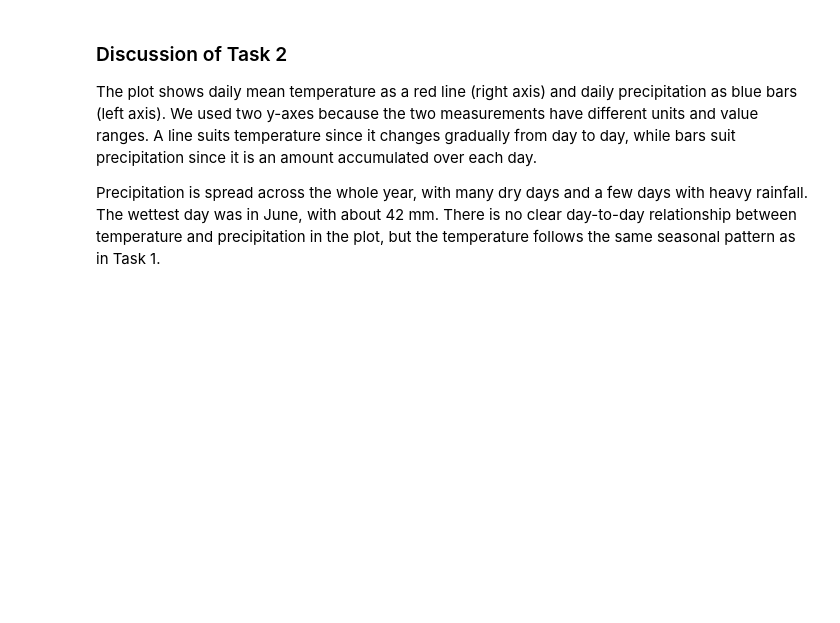
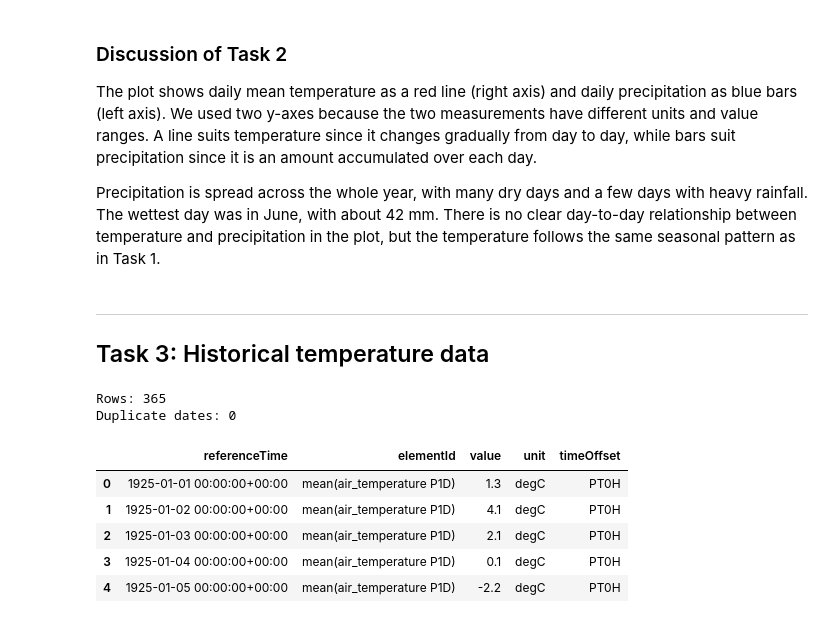
Before and after one commit to fabianfeiler/inf201-h26-deliverable-1, a Jupyter notebook: deliverable_1.ipynb, the cells around one changed output. Drawn from its saved outputs; the diff is of its cells as text; code cells hidden in the pictures; blank space fills up the shorter version.

Commit message:
Add task 3

```diff
--- a/deliverable_1.ipynb
+++ b/deliverable_1.ipynb
@@ -206,3 +207,30 @@ plt.show()
 The plot shows daily mean temperature as a red line (right axis) and daily precipitation as blue bars (left axis). We used two y-axes because the two measurements have different units and value ranges. A line suits temperature since it changes gradually from day to day, while bars suit precipitation since it is an amount accumulated over each day.
 
 Precipitation is spread across the whole year, with many dry days and a few days with heavy rainfall. The wettest day was in June, with about 42 mm. There is no clear day-to-day relationship between temperature and precipitation in the plot, but the temperature follows the same seasonal pattern as in Task 1.
+# %% [markdown]
+---
+
+## Task 3: Historical temperature data
+# %%
+OLD_TEMP_PARAMETERS = {
+    "sources": "SN17850",
+    "elements": "mean(air_temperature P1D)",
+    "referencetime": "1925-01-01/1926-01-01",
+    "timeoffsets": "default",
+    "levels": "default",
+}
+
+temp_1925 = fetch_frost(OLD_TEMP_PARAMETERS)
+
+print(f"Rows: {len(temp_1925)}")
+print(f"Duplicate dates: {temp_1925['referenceTime'].duplicated().sum()}")
+temp_1925.head()
+# %% [output]
+Rows: 365
+Duplicate dates: 0
+|  | referenceTime | elementId | value | unit | timeOffset |
+| 0 | 1925-01-01 00:00:00+00:00 | mean(air_temperature P1D) | 1.3 | degC | PT0H |
+| 1 | 1925-01-02 00:00:00+00:00 | mean(air_temperature P1D) | 4.1 | degC | PT0H |
+| 2 | 1925-01-03 00:00:00+00:00 | mean(air_temperature P1D) | 2.1 | degC | PT0H |
+| 3 | 1925-01-04 00:00:00+00:00 | mean(air_temperature P1D) | 0.1 | degC | PT0H |
+| 4 | 1925-01-05 00:00:00+00:00 | mean(air_temperature P1D) | -2.2 | degC | PT0H |
```
Also changed, not shown: parts of 4 cells of this notebook, 1 other file.
